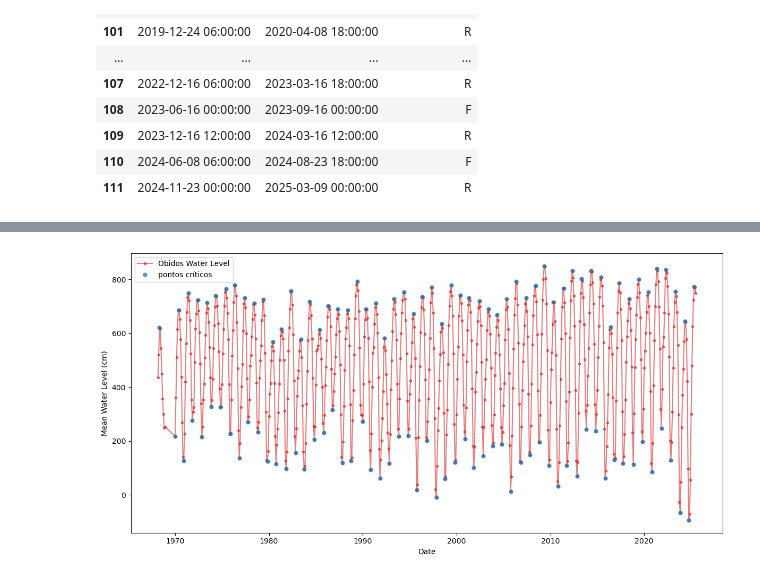
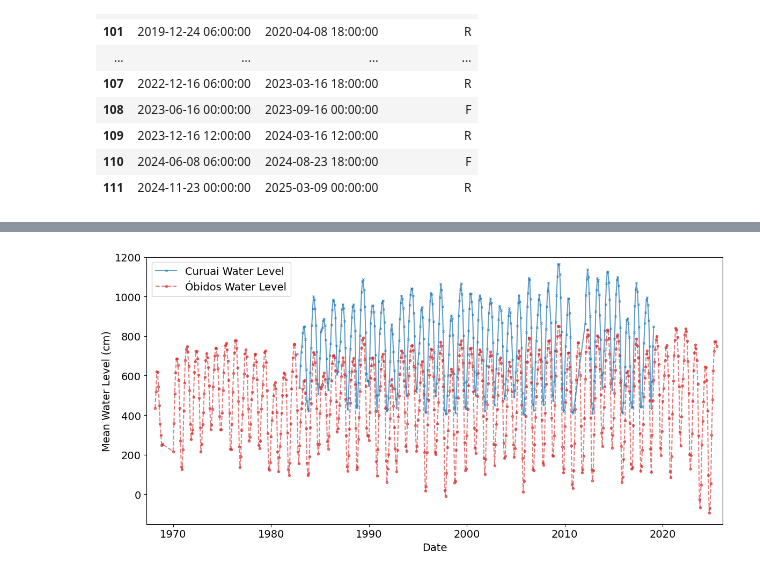
Before and after one commit to larissavaladao/time_series_curuai, a Jupyter notebook: 5. parameters_by_period/1.set_periods.ipynb, the cells around one changed output, grey strips where cells are left out. Saved outputs shown, nothing was run; the diff lists cells and outputs as text; code cells hidden in the pictures.

Commit message:
time series area update

```diff
--- a/5. parameters_by_period/1.set_periods.ipynb
+++ b/5. parameters_by_period/1.set_periods.ipynb
@@ -11,3 +12,10 @@ import os
+# %%
+plt.rcParams['font.size'] = 14
+plt.rcParams['axes.labelsize'] = 14
+plt.rcParams['axes.titlesize'] = 14
+plt.rcParams['xtick.labelsize'] = 14
+plt.rcParams['ytick.labelsize'] = 14
+plt.rcParams['legend.fontsize'] = 14
 # %% [markdown]
 # Export directory
 # %%
@@ -286,0 +229,4 @@ critical_points
+# %%
+period_limits['lim_previous'] = pd.to_datetime(period_limits['lim_previous'])
+period_limits['lim_next'] = pd.to_datetime(period_limits['lim_next'])
+period_limits
@@ -287,2 +251,25 @@ critical_points
 # %%
 period_limits.to_csv(os.path.join(exp_directory, 'water_period_limits.csv'))
+# %%
+period_limits['lim_previous'] = pd.to_datetime(period_limits['lim_previous'])
+period_limits['lim_next'] = pd.to_datetime(period_limits['lim_next'])
+# Define a function to find the correct period for a single date
+def find_period(date_val):
+    # Filter period_limits to find the matching row
+    match = period_limits[
+        (period_limits['lim_previous'] <= date_val) &
+        (period_limits['lim_next'] >= date_val)
+    ]
+
+    # If a match is found, return the water_period, otherwise return None
+    if not match.empty:
+        return match.iloc[0]['water_period']
+    elif date_val <= period_limits['lim_next'].iloc[0]:
+        return period_limits['water_period'].iloc[0]
+    elif date_val >= period_limits['lim_previous'].iloc[-1]:
+        return period_limits['water_period'].iloc[-1]
+    else:
+        return None
+
+# Apply this function to every row in the 'Data' column
+obidos['water_period'] = obidos['Data'].apply(find_period)
@@ -289,23 +309,26 @@ period_limits.to_csv(os.path.join(exp_directory, 'water_period_limits.csv'))
 # %%
 #comparar dados = seguem o mesmo padrão, aproximadamente
 # grafico de linhas
 
 
 fig, ax = plt.subplots(figsize=(12, 6))
 
     # Plot predictions
+ax.plot(curuai['Data'], curuai['Media'],
+            color= '#1f77b4',marker="x",markersize = 2.5,  linestyle='solid', linewidth=1.5, alpha=0.7, label='Curuai Water Level')
+ax.plot(obidos['Data'], obidos['Media'],
+            color='#d62728', marker="o",markersize = 3,linestyle='--', linewidth=1.5, alpha=0.6, label='Óbidos Water Level')
 
-ax.plot(obidos['Data'], obidos['Media'],
-            color='#d62728', marker="o",markersize = 3,linestyle='solid', linewidth=1.5, alpha=0.6, label='Óbidos Water Level')
-
-ax.plot(critical_points['Data'],critical_points['Media'], linestyle='None', marker="o",markersize = 5, alpha=0.7, label='pontos críticos')
 
 ax.set_xlabel('Date')
 ax.set_ylabel('Mean Water Level (cm)')
 ax.legend(loc='upper left')
+ax.set_ylim(-150,1200)
+ax.set_xlim(left = -1000,right=20500)
 
 plt.tight_layout()
+plt.savefig(os.path.join(exp_directory,f"time_series.jpg"),dpi=300)
 plt.show()
 plt.close()
 # %% [output]
-[figure, old version]
+[figure, new version]
```
Also changed, not shown: parts of 9 cells of this notebook, 13 other files.
